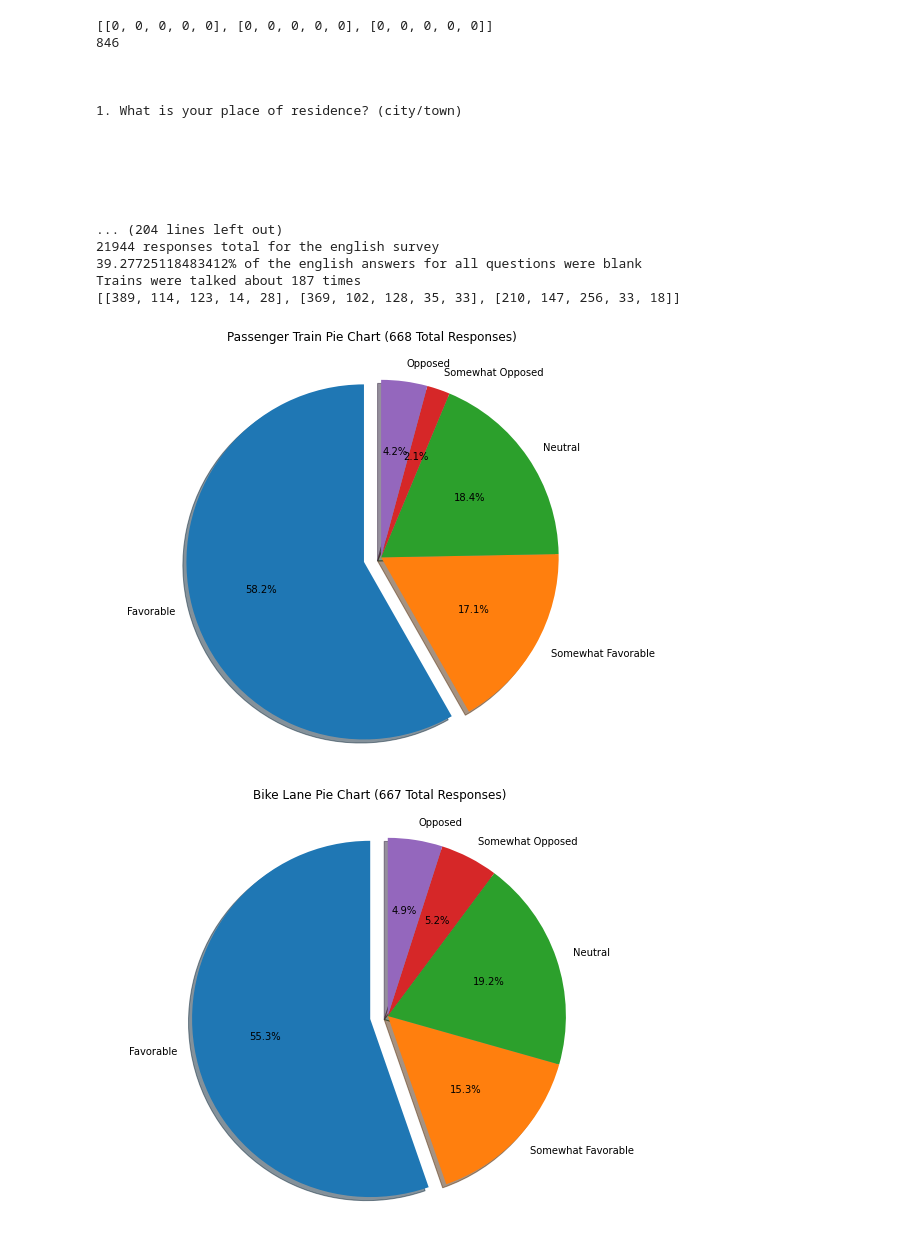
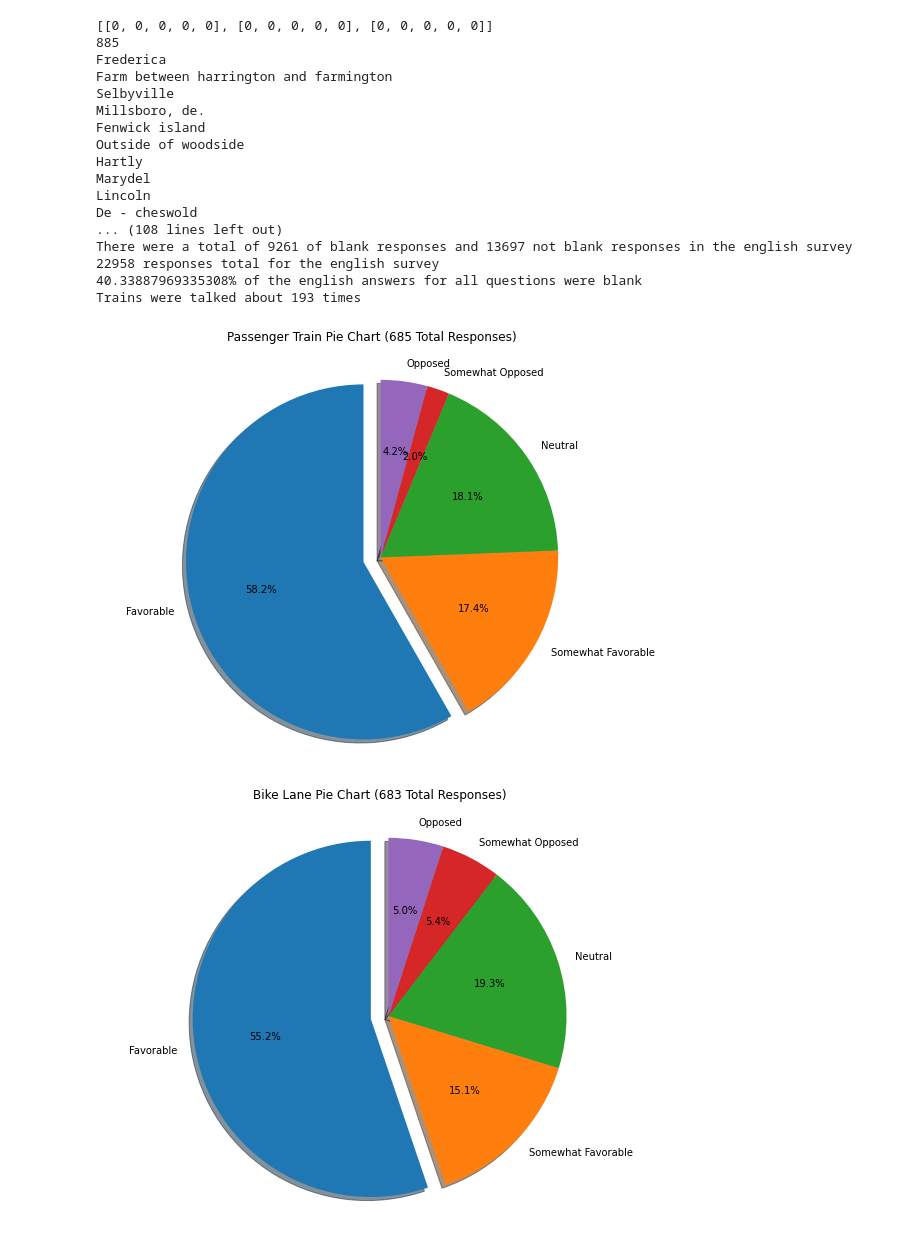
Before and after one commit to jfernandez37/PCS2023, a Jupyter notebook: PCS_graphs.ipynb, the cells around one changed output. Cells and saved outputs as stored; diff of their text form; code cells hidden in the pictures.

Commit message:
Added a county counter

```diff
--- a/PCS_graphs.ipynb
+++ b/PCS_graphs.ipynb
@@ -7,6 +7,11 @@ import numpy as np
 import matplotlib.pyplot as plt
 from collections import Counter
 amtrakWords=["train","rail","amtrak","Train","Rail","Amtrak"]
+Wicomico=["Salisbury","Delmar","Fruitland","Hebron","Wicomico","Mardela springs","Tyaskin","Pittsville","Parsonsburg","Quantico"]
+Somerset=["Princess anne","Crisfield","Seaford","Eden","Westover", "Somerset"]
+Sussex=["Georgetown","Millsboro","Milton","Laurel", "Lewes","Bridgeville", "Dagsboro", "Sussex", "Rehoboth beach","Greenwood","Long neck"]
+Worcester=["Berlin", "Ocean pines","Worcester","Ocean city"]
+Kent=["Dover","Magnolia","Smyrna", "Harrington","Milford","Kent","Viola","Camden","Clayton", "Felton","Wyoming"]
 delaware=["Deleware","Delware"]
 noACount=0
 aCount=0
@@ -14,6 +19,10 @@ trainCount=0
 qid=-1
 cities=[]
 states=[]
+counties=[]
+countyCount=[]
+for i in range(6):
+  countyCount.append(0)
 allAns=[]
 ansCount1=[]
 ansCount2=[]
@@ -37,10 +46,13 @@ for i in questionTitles:
     ansCount=[]
     for k in range(5):
       ansCount.append(0)
-    print("\n\n\n"+i+" "+df[i].loc[0]+"\n\n\n")
+    #print("\n\n\n"+i+" "+df[i].loc[0]+"\n\n\n")
     for j in range(2,len(df)):
         if(df[i].loc[j]==df[i].loc[j]):
             if i=="1.":
+                tempCounty=df[i].loc[j].capitalize()
+                if tempCounty[len(tempCounty)-1]==" ":
+                  tempCounty=tempCounty[:-1]
                 if df[i].loc[j][len(df[i].loc[j])-1]==" ":
                     cityTemp=df[i].loc[j].capitalize()
                     cities.append(cityTemp[:-1])
@@ -50,6 +62,25 @@ for i in questionTitles:
                     cities.append("Millsboro")
                 else:
                     cities.append(df[i].loc[j].capitalize())
+                if tempCounty in Wicomico:
+                  counties.append("Wicomico")
+                  countyCount[0]+=1
+                elif tempCounty in Kent:
+                  counties.append("Kent")
+                  countyCount[1]+=1
+                elif tempCounty in Somerset:
+                  counties.append("Somerset")
+                  countyCount[2]+=1
+                elif tempCounty in Sussex:
+                  counties.append("Sussex")
+                  countyCount[3]+=1
+                elif tempCounty in Worcester:
+                  counties.append("Worcester")
+                  countyCount[4]+=1
+                else:
+                  print(tempCounty)
+                  counties.append("N/A")
+                  countyCount[5]+=1
             elif i=="2.":
                 if df[i].loc[j][len(df[i].loc[j])-1]==" " and df[i].loc[j]!="Md " and df[i].loc[j].capitalize()!="Deleware ":
                     stateTemp=df[i].loc[j].capitalize()
@@ -99,60 +130,69 @@ for i in questionTitles:
     print("")
 print(Counter(cities))
 print(Counter(states))
+print(Counter(counties))
 print("Number of english responses: " + str(len(df)-2))
 print("There were a total of " + str(noACount)+" of blank responses and " +str(aCount)+" not blank responses in the english survey")
 print(str(noACount+aCount)+" responses total for the english survey")
 print(str((noACount/(noACount+aCount))*100)+"% of the english answers for all questions were blank")
 print("Trains were talked about " +str(trainCount) + " times")
-print(allAns)
+print("\n")
 labels='Favorable','Somewhat Favorable', 'Neutral', 'Somewhat Opposed', 'Opposed'
 totalAns=[]
 for i in range(3):
   totalAns.append(0)
   for j in allAns[i]:
     totalAns[i]+=j
 for i in range(3):
   titleGraph=""
   explode = (0.1, 0, 0, 0,0)
   fig1, ax1=plt.subplots()
   if i==0:
     titleGraph="Passenger Train"
   elif i==1:
     titleGraph="Bike Lane"
   elif i==2:
     titleGraph="Taxi Routes"
   plt.title(titleGraph + " Pie Chart (" +str(totalAns[i]) +" Total Responses)\n")
   ax1.pie(allAns[i], labels=labels, explode=explode, autopct='%1.1f%%', shadow=True, startangle=90)
   ax1.axis('equal')
   fig1.tight_layout(pad=-7)
   plt.rcParams['axes.facecolor'] = 'w'
   plt.rcParams['savefig.facecolor'] = 'w'
   plt.show()
+titleCounty="County results"
+fig2,ax2=plt.subplots()
+plt.title(titleCounty+"\n\n")
+countyLables=['Wicomico', 'Kent', 'Somerset', 'Sussex', 'Worcester', 'Other']
+ax2.pie(countyCount, labels=countyLables, autopct='%1.1f%%', shadow=True, startangle=90)
+ax2.axis('equal')
+fig2.tight_layout(pad=-7)
+plt.show()
 X = np.arange(5)
 fig = plt.figure()
 ax = fig.add_axes([0,0,1,1])
 ax.legend(labels=['Passenger Train', 'Bike Lane', 'Taxi Routes'])
 ax.bar(X + 0.00, allAns[0], color = 'b', width = 0.25)
 ax.bar(X + 0.25, allAns[1], color = 'g', width = 0.25)
 ax.bar(X + 0.50, allAns[2], color = 'r', width = 0.25)
 # %% [output]
 [[0, 0, 0, 0, 0], [0, 0, 0, 0, 0], [0, 0, 0, 0, 0]]
-846
-
-
-
-1. What is your place of residence? (city/town)
-
-
-
-
-
-
-... (204 lines left out)
-21944 responses total for the english survey
-39.27725118483412% of the english answers for all questions were blank
-Trains were talked about 187 times
-[[389, 114, 123, 14, 28], [369, 102, 128, 35, 33], [210, 147, 256, 33, 18]]
+885
+Frederica
+Farm between harrington and farmington
+Selbyville
+Millsboro, de.
+Fenwick island
+Outside of woodside
+Hartly
+Marydel
+Lincoln
+De - cheswold
+... (108 lines left out)
+There were a total of 9261 of blank responses and 13697 not blank responses in the english survey
+22958 responses total for the english survey
+40.33887969335308% of the english answers for all questions were blank
+Trains were talked about 193 times
-[figure, old version]
+[figure, new version]
-[figure, old version]
+[figure, new version]
 [figure]
```
Also changed, not shown: parts of 1 cell of this notebook.
